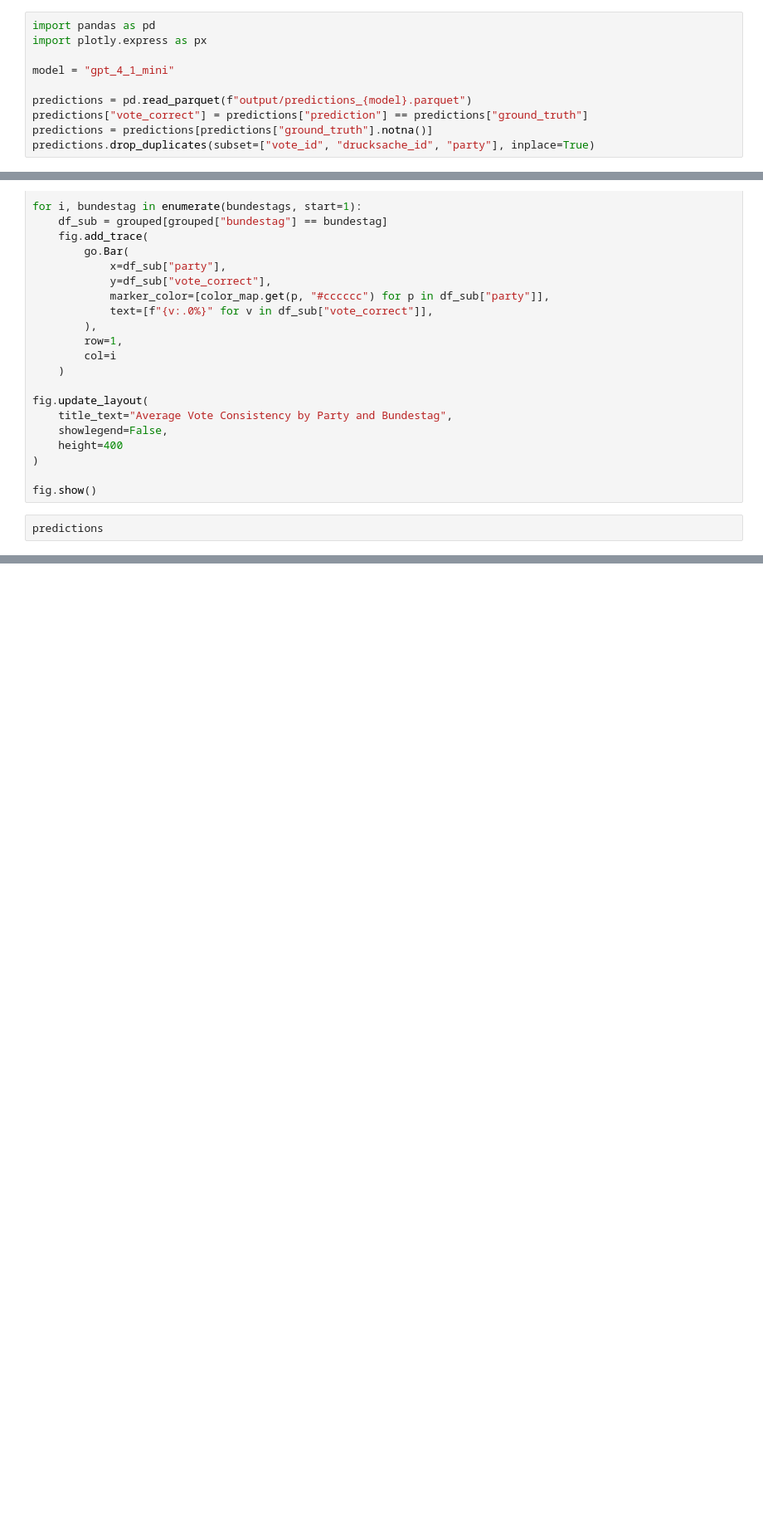
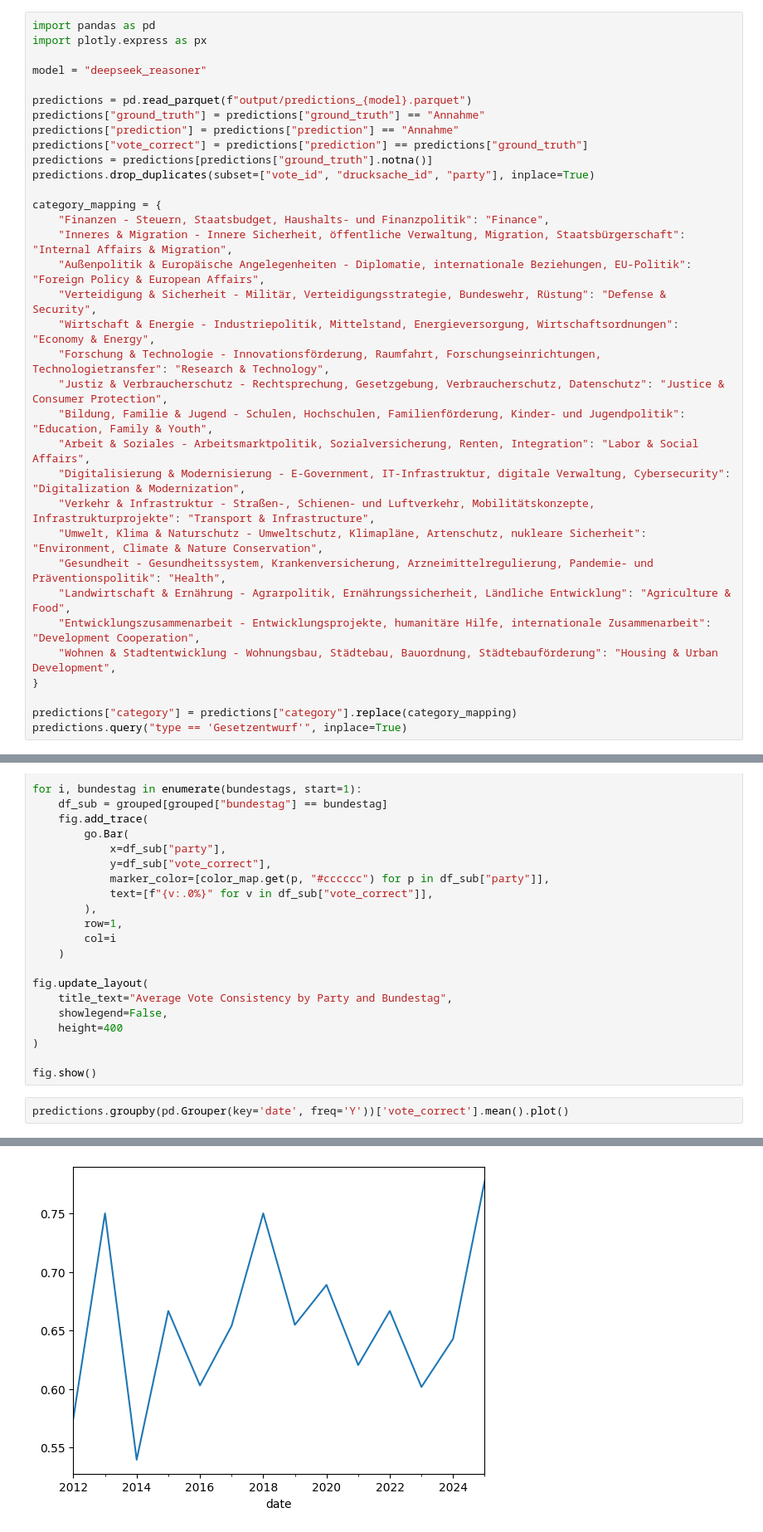
Before and after one commit to jhKessler/quantifying-political-consistency, a Jupyter notebook: plots.ipynb, the cells around one changed output, grey strips where cells are left out. Shown at 83% size. Cells and saved outputs as stored; diff of their text form; blank space fills up the shorter version.

Commit message:
add passage prediction and reruns

```diff
--- a/plots.ipynb
+++ b/plots.ipynb
@@ -2,9 +2,33 @@
 import pandas as pd
 import plotly.express as px
 
-model = "gpt_4_1_mini"
+model = "deepseek_reasoner"
 
 predictions = pd.read_parquet(f"output/predictions_{model}.parquet")
+predictions["ground_truth"] = predictions["ground_truth"] == "Annahme"
+predictions["prediction"] = predictions["prediction"] == "Annahme"
 predictions["vote_correct"] = predictions["prediction"] == predictions["ground_truth"]
 predictions = predictions[predictions["ground_truth"].notna()]
 predictions.drop_duplicates(subset=["vote_id", "drucksache_id", "party"], inplace=True)
+
+category_mapping = {
+    "Finanzen - Steuern, Staatsbudget, Haushalts- und Finanzpolitik": "Finance",
+    "Inneres & Migration - Innere Sicherheit, öffentliche Verwaltung, Migration, Staatsbürgerschaft": "Internal Affairs & Migration",
+    "Außenpolitik & Europäische Angelegenheiten - Diplomatie, internationale Beziehungen, EU-Politik": "Foreign Policy & European Affairs",
+    "Verteidigung & Sicherheit - Militär, Verteidigungsstrategie, Bundeswehr, Rüstung": "Defense & Security",
+    "Wirtschaft & Energie - Industriepolitik, Mittelstand, Energieversorgung, Wirtschaftsordnungen": "Economy & Energy",
+    "Forschung & Technologie - Innovationsförderung, Raumfahrt, Forschungseinrichtungen, Technologietransfer": "Research & Technology",
+    "Justiz & Verbraucherschutz - Rechtsprechung, Gesetzgebung, Verbraucherschutz, Datenschutz": "Justice & Consumer Protection",
+    "Bildung, Familie & Jugend - Schulen, Hochschulen, Familienförderung, Kinder- und Jugendpolitik": "Education, Family & Youth",
+    "Arbeit & Soziales - Arbeitsmarktpolitik, Sozialversicherung, Renten, Integration": "Labor & Social Affairs",
+    "Digitalisierung & Modernisierung - E-Government, IT-Infrastruktur, digitale Verwaltung, Cybersecurity": "Digitalization & Modernization",
+    "Verkehr & Infrastruktur - Straßen-, Schienen- und Luftverkehr, Mobilitätskonzepte, Infrastrukturprojekte": "Transport & Infrastructure",
+    "Umwelt, Klima & Naturschutz - Umweltschutz, Klimapläne, Artenschutz, nukleare Sicherheit": "Environment, Climate & Nature Conservation",
+    "Gesundheit - Gesundheitssystem, Krankenversicherung, Arzneimittelregulierung, Pandemie- und Präventionspolitik": "Health",
+    "Landwirtschaft & Ernährung - Agrarpolitik, Ernährungssicherheit, Ländliche Entwicklung": "Agriculture & Food",
+    "Entwicklungszusammenarbeit - Entwicklungsprojekte, humanitäre Hilfe, internationale Zusammenarbeit": "Development Cooperation",
+    "Wohnen & Stadtentwicklung - Wohnungsbau, Städtebau, Bauordnung, Städtebauförderung": "Housing & Urban Development",
+}
+
+predictions["category"] = predictions["category"].replace(category_mapping)
+predictions.query("type == 'Gesetzentwurf'", inplace=True)
@@ -301,5 +366,5 @@ fig.update_layout(
 
 fig.show()
 # %%
-predictions
+predictions.groupby(pd.Grouper(key='date', freq='Y'))['vote_correct'].mean().plot()
 # %% [output]
@@ -318,0 +373 @@ predictions
+[figure, added]
```
Also changed, not shown: parts of 9 cells of this notebook, 20 other files.
